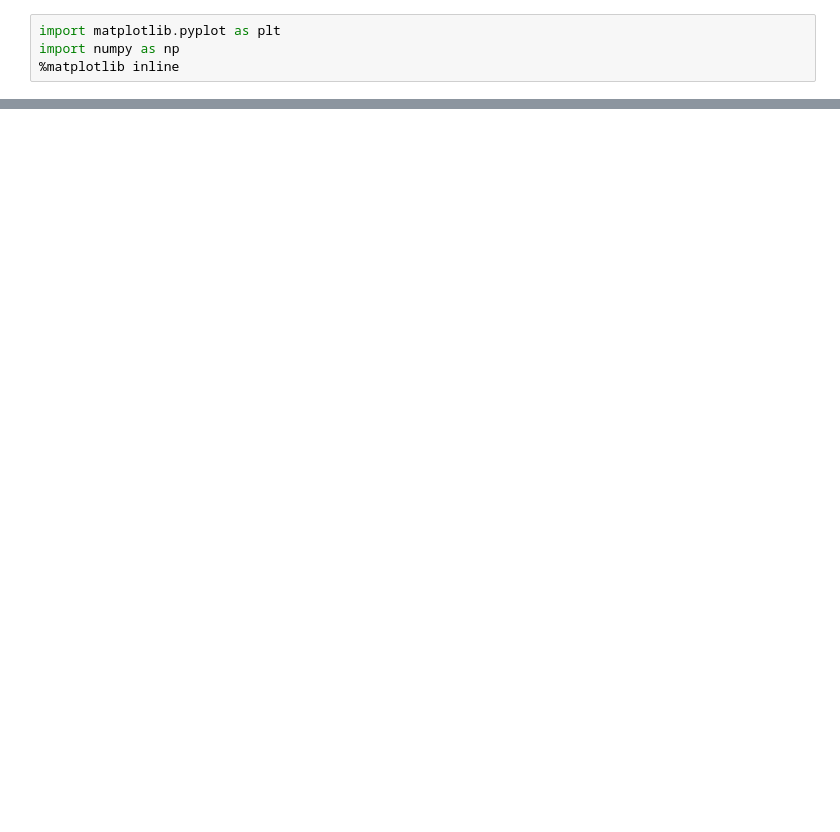
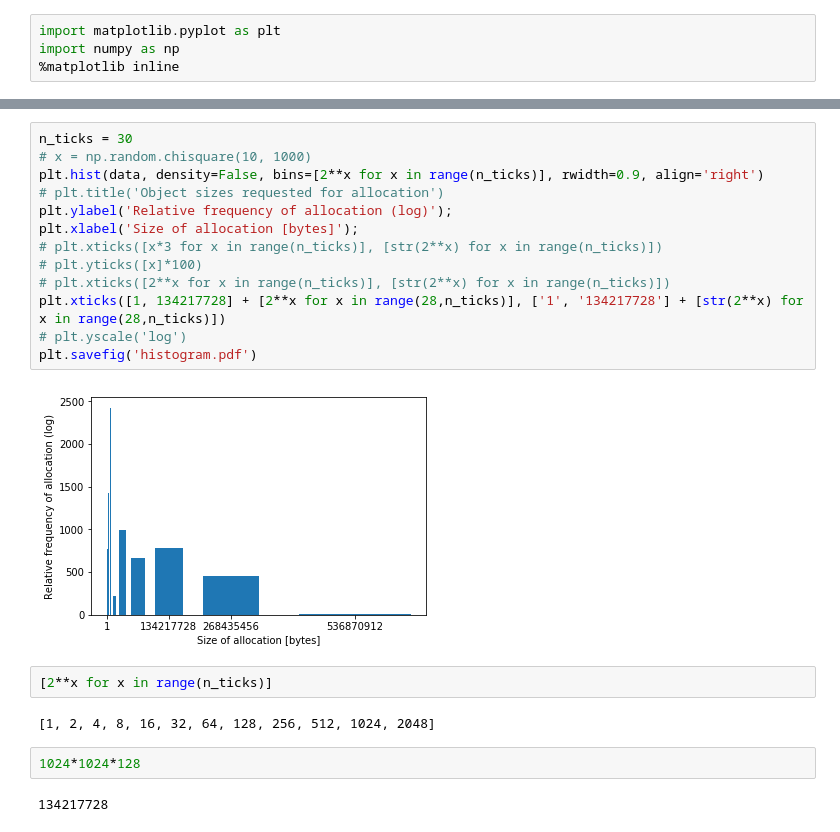
Before and after one commit to EWouters/II2202-Research-Methodology-and-Scientific-Writing---Report, a Jupyter notebook: Quantitative_Python/Plots.ipynb, the cells around one changed output, grey strips where cells are left out. Cells and saved outputs as stored; diff of their text form; blank space fills up the shorter version.

```diff
--- a/Quantitative_Python/Plots.ipynb
+++ b/Quantitative_Python/Plots.ipynb
@@ -16,0 +48,23 @@ plt.savefig('histogram.pdf')
+# %%
+n_ticks = 30
+# x = np.random.chisquare(10, 1000)
+plt.hist(data, density=False, bins=[2**x for x in range(n_ticks)], rwidth=0.9, align='right')
+# plt.title('Object sizes requested for allocation')
+plt.ylabel('Relative frequency of allocation (log)');
+plt.xlabel('Size of allocation [bytes]');
+# plt.xticks([x*3 for x in range(n_ticks)], [str(2**x) for x in range(n_ticks)])
+# plt.yticks([x]*100)
+# plt.xticks([2**x for x in range(n_ticks)], [str(2**x) for x in range(n_ticks)])
+plt.xticks([1, 134217728] + [2**x for x in range(28,n_ticks)], ['1', '134217728'] + [str(2**x) for x in range(28,n_ticks)])
+# plt.yscale('log')
+plt.savefig('histogram.pdf')
+# %% [output]
+[figure, added]
+# %%
+[2**x for x in range(n_ticks)]
+# %% [output]
+[1, 2, 4, 8, 16, 32, 64, 128, 256, 512, 1024, 2048]
+# %%
+1024*1024*128
+# %% [output]
+134217728
```
Also changed, not shown: parts of 4 cells of this notebook, 1 other file.
